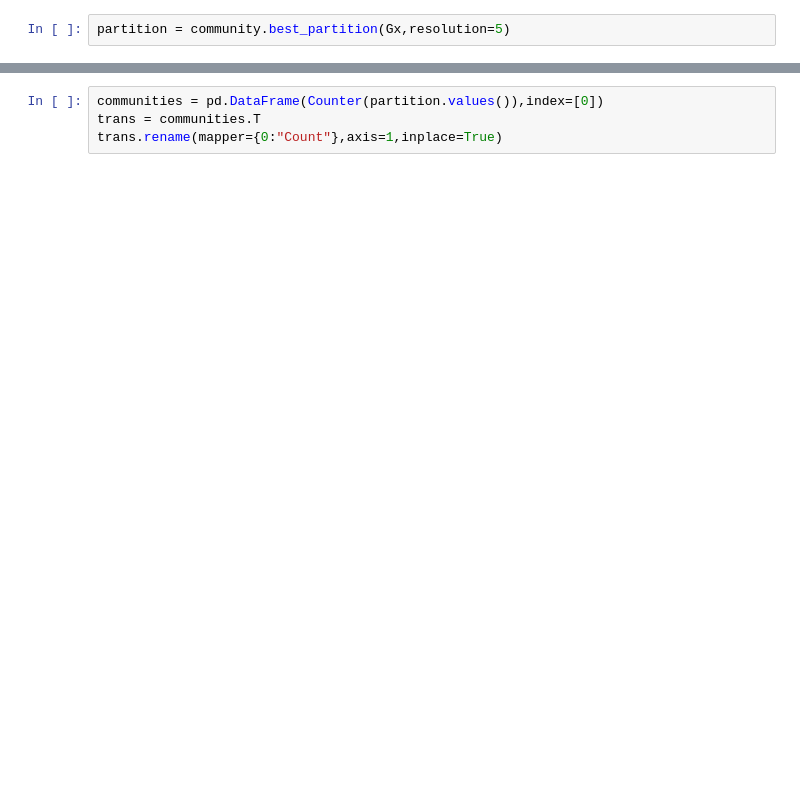
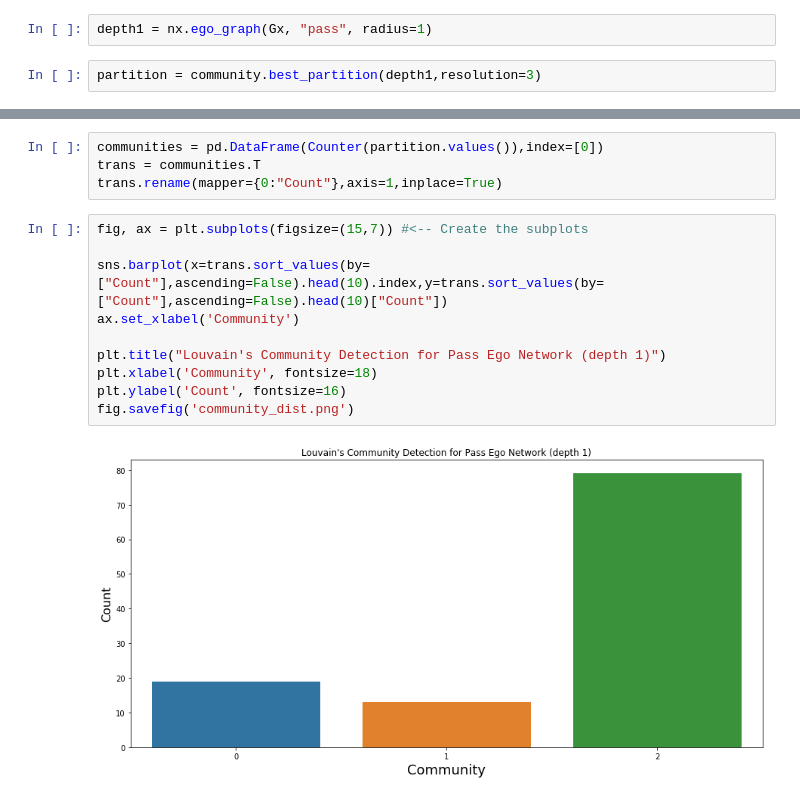
Before and after one commit to VassMorozov/Synonyms, a Jupyter notebook: Network_analysis.ipynb, the cells around one changed output, grey strips where cells are left out. Drawn from its saved outputs; the diff is of its cells as text; blank space fills up the shorter version.

```diff
--- a/Network_analysis.ipynb
+++ b/Network_analysis.ipynb
@@ -65,2 +132,4 @@ between_df.to_csv("betweeness.csv")
+# %%
+depth1 = nx.ego_graph(Gx, "pass", radius=1)
 # %%
-partition = community.best_partition(Gx,resolution=5)
+partition = community.best_partition(depth1,resolution=3)
@@ -68,3 +157,15 @@ partition = community.best_partition(Gx,resolution=5)
 communities = pd.DataFrame(Counter(partition.values()),index=[0])
 trans = communities.T
 trans.rename(mapper={0:"Count"},axis=1,inplace=True)
+# %%
+fig, ax = plt.subplots(figsize=(15,7)) #<-- Create the subplots
+
+sns.barplot(x=trans.sort_values(by=["Count"],ascending=False).head(10).index,y=trans.sort_values(by=["Count"],ascending=False).head(10)["Count"])
+ax.set_xlabel('Community')
+
+plt.title("Louvain's Community Detection for Pass Ego Network (depth 1)")
+plt.xlabel('Community', fontsize=18)
+plt.ylabel('Count', fontsize=16)
+fig.savefig('community_dist.png')
+# %% [output]
+[figure, added]
```
Also changed, not shown: parts of 33 cells of this notebook, 1 other file.
